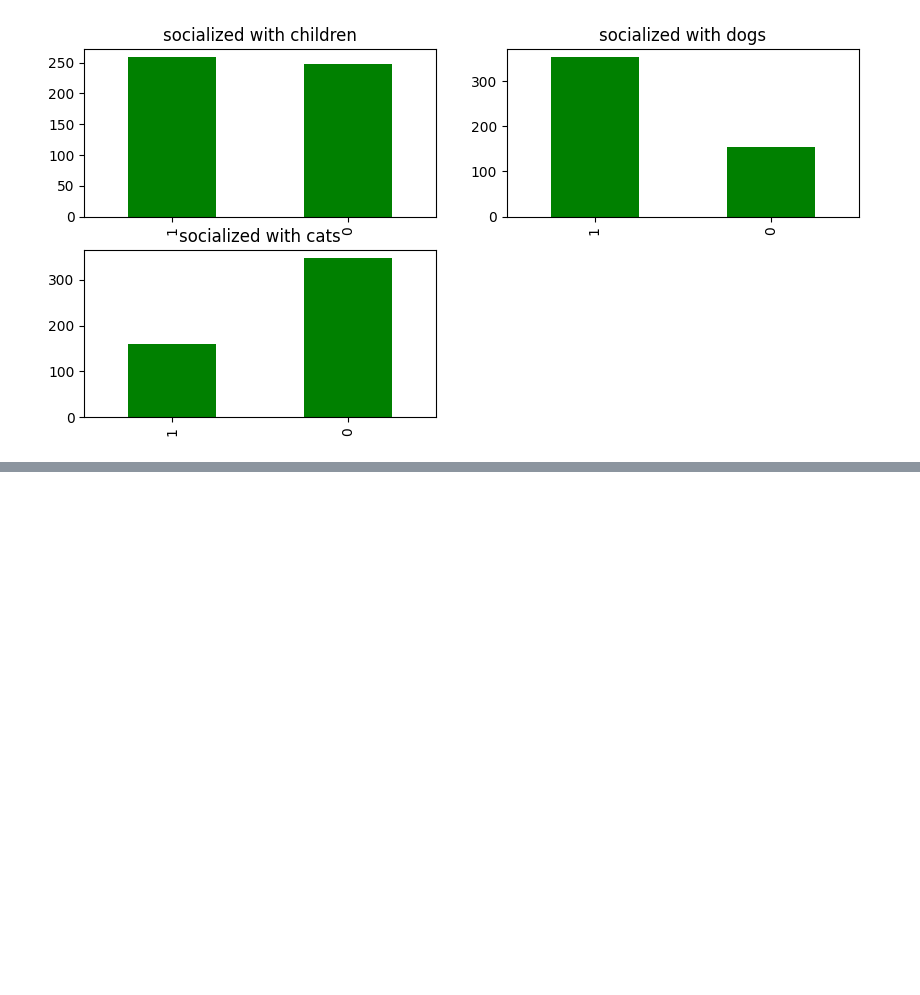
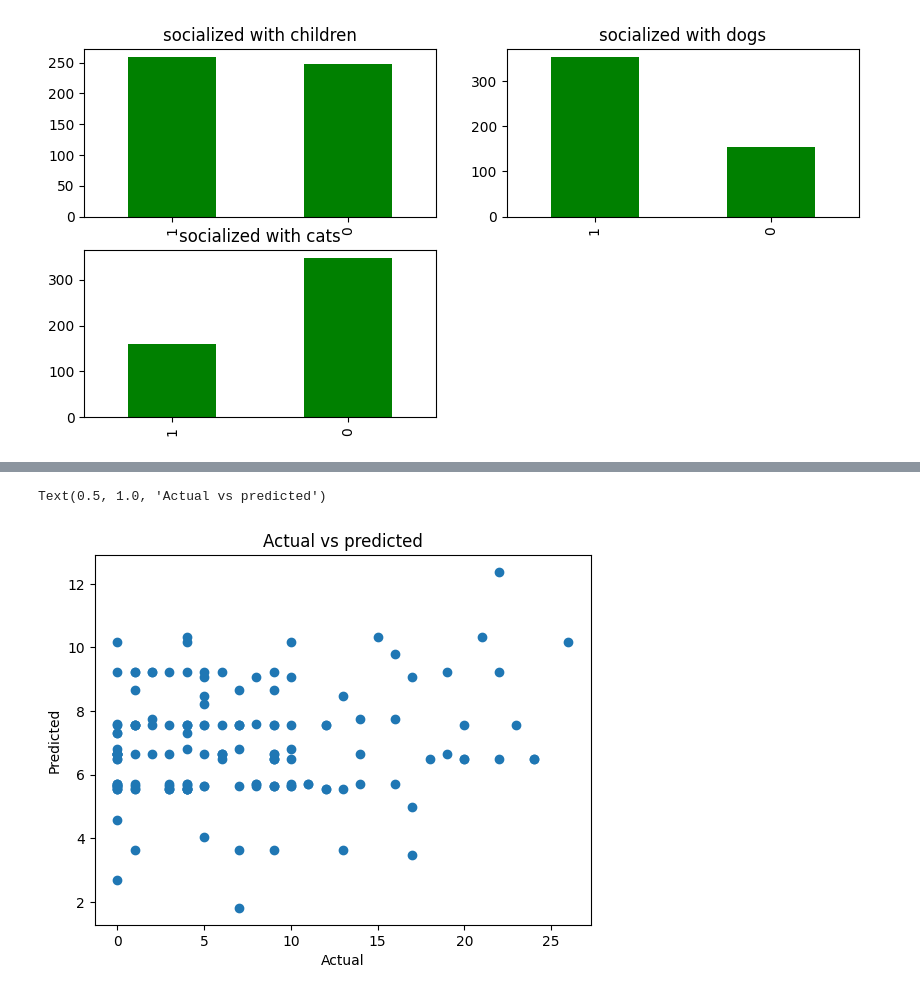
Before and after one commit to BillBelieve/Dog-Adoption-Data-Science-Project, a Jupyter notebook: Project Data Science/data transformation.ipynb, the cells around one changed output, grey strips where cells are left out. Saved outputs shown, nothing was run; the diff lists cells and outputs as text; code cells hidden in the pictures; blank space fills up the shorter version.

Commit message:
split data, trained model. made predictions and printed model summary

```diff
--- a/Project Data Science/data transformation.ipynb
+++ b/Project Data Science/data transformation.ipynb
@@ -230,13 +230,3 @@ dtype: int64
 
 y = df['time_in_rescue']
 x = df[['house_trained', 'shots_current', 'spayed_neutered', 'special_needs', 'children', 'dogs', 'cats']]
-# %%
-#  test fit for all indep variables
-
-from sklearn import linear_model
-
-regr = linear_model.LinearRegression()
-regr.fit(x, y)
-
-print('Intercept: \n', regr.intercept_)
-print('Coefficients: \n', regr.coef_)
@@ -339,3 +323,17 @@ df['cats'].value_counts().sort_index(ascending=False).plot(kind='bar',
 # %% [output]
 <AxesSubplot: title={'center': 'socialized with cats'}>
 [figure]
+# %%
+# split in training and test data.
+
+from sklearn.model_selection import train_test_split
+
+x_train,x_test,y_train,y_test=train_test_split(x,y, test_size=0.3, random_state=777)
+# %%
+from sklearn.linear_model import LinearRegression
+
+model=LinearRegression()
+model.fit(x_train, y_train)
+
+y_pred = model.predict(x_test)
+y_pred
@@ -341,0 +396,8 @@ df['cats'].value_counts().sort_index(ascending=False).plot(kind='bar',
+# %%
+plt.scatter(y_test, y_pred)
+plt.xlabel('Actual')
+plt.ylabel('Predicted')
+plt.title('Actual vs predicted')
+# %% [output]
+Text(0.5, 1.0, 'Actual vs predicted')
+[figure, added]
```
Also changed, not shown: parts of 5 cells of this notebook, 1 other file.
